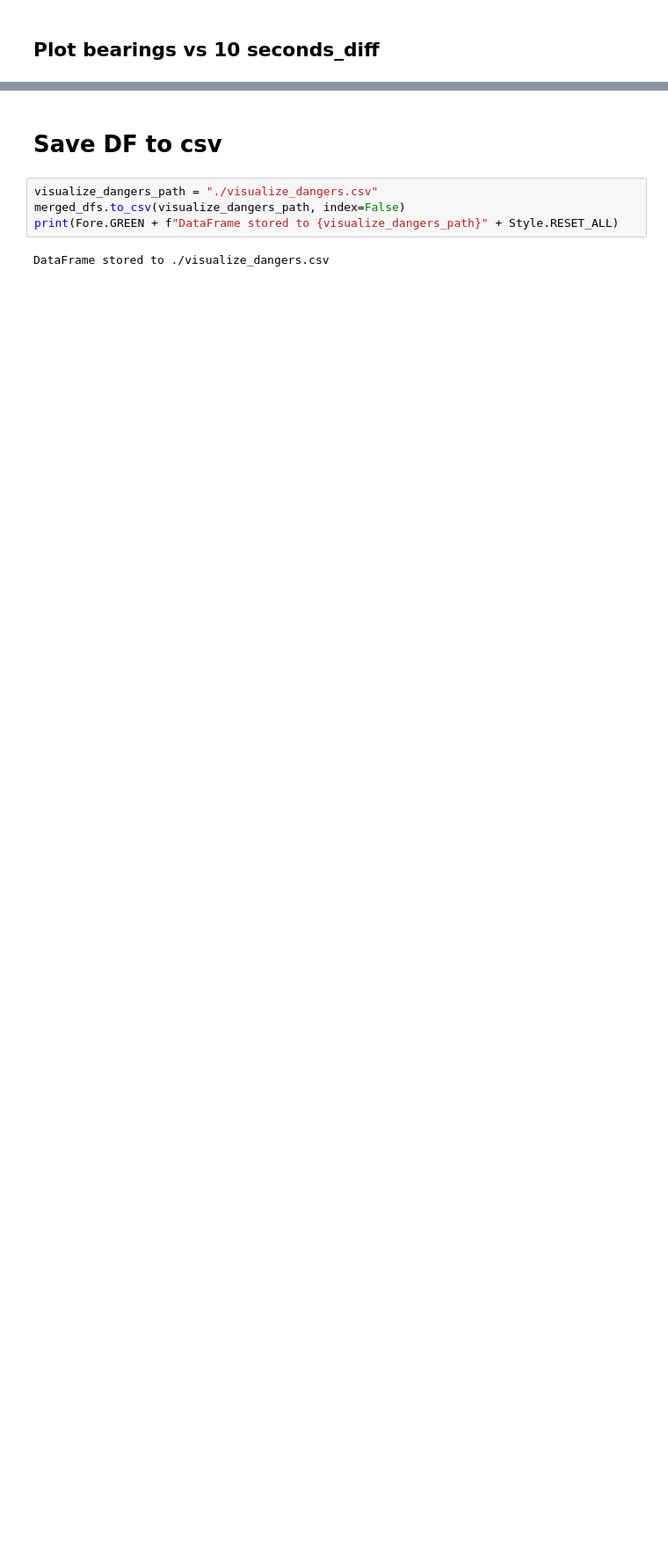
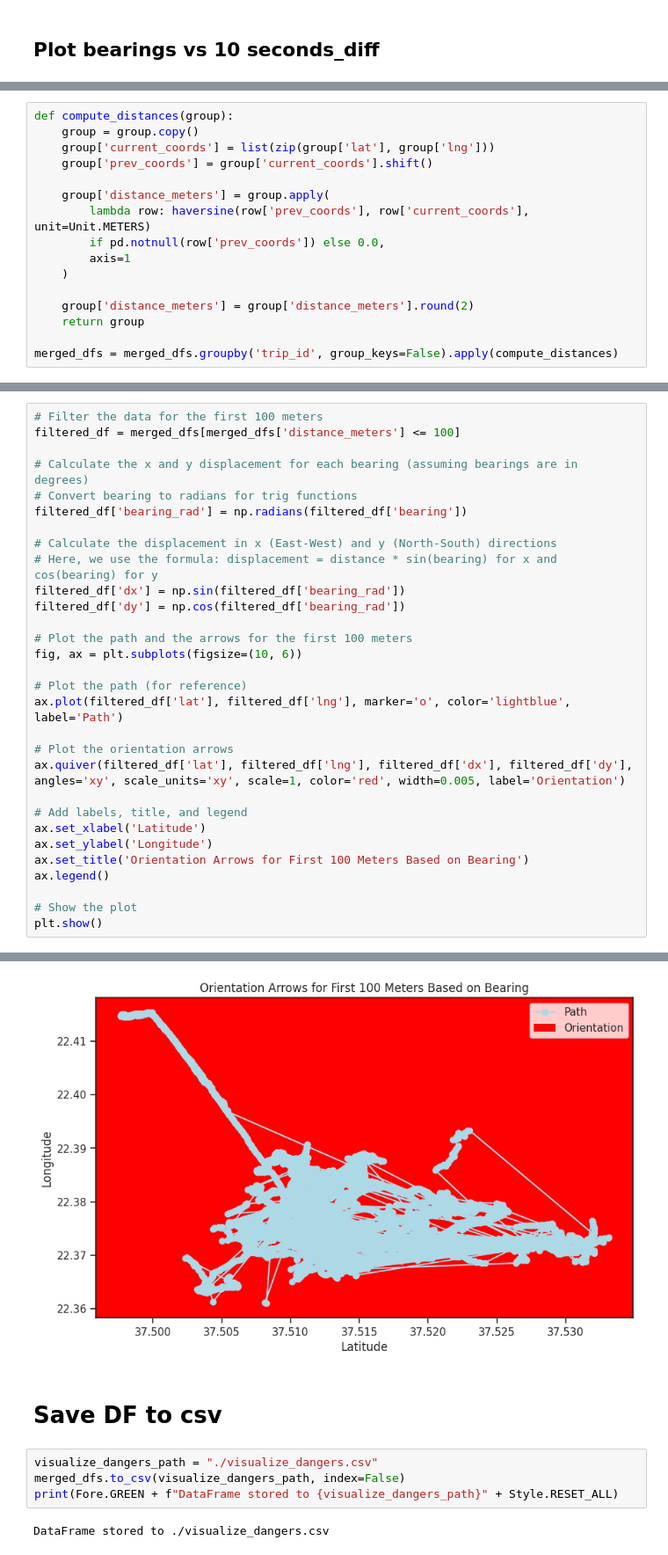
Before and after one commit to GeorgeStyl/Ptyxiaki-Repository, a Jupyter notebook: Python_Scripts/Data_Analysis/visualize_danger_areas_v1.ipynb, the cells around one changed output, grey strips where cells are left out. Shown at 88% size. Saved outputs shown, nothing was run; the diff lists cells and outputs as text; blank space fills up the shorter version.

```diff
--- a/Python_Scripts/Data_Analysis/visualize_danger_areas_v1.ipynb
+++ b/Python_Scripts/Data_Analysis/visualize_danger_areas_v1.ipynb
@@ -593,0 +560,16 @@ The get_cmap function was deprecated in Matplotlib 3.7 and will be removed in 3.
+# %%
+def compute_distances(group):
+    group = group.copy()
+    group['current_coords'] = list(zip(group['lat'], group['lng']))
+    group['prev_coords'] = group['current_coords'].shift()
+
+    group['distance_meters'] = group.apply(
+        lambda row: haversine(row['prev_coords'], row['current_coords'], unit=Unit.METERS)
+        if pd.notnull(row['prev_coords']) else 0.0,
+        axis=1
+    )
+
+    group['distance_meters'] = group['distance_meters'].round(2)
+    return group
+
+merged_dfs = merged_dfs.groupby('trip_id', group_keys=False).apply(compute_distances)
@@ -593,0 +578,31 @@ The get_cmap function was deprecated in Matplotlib 3.7 and will be removed in 3.
+# %%
+# Filter the data for the first 100 meters
+filtered_df = merged_dfs[merged_dfs['distance_meters'] <= 100]
+
+# Calculate the x and y displacement for each bearing (assuming bearings are in degrees)
+# Convert bearing to radians for trig functions
+filtered_df['bearing_rad'] = np.radians(filtered_df['bearing'])
+
+# Calculate the displacement in x (East-West) and y (North-South) directions
+# Here, we use the formula: displacement = distance * sin(bearing) for x and cos(bearing) for y
+filtered_df['dx'] = np.sin(filtered_df['bearing_rad'])
+filtered_df['dy'] = np.cos(filtered_df['bearing_rad'])
+
+# Plot the path and the arrows for the first 100 meters
+fig, ax = plt.subplots(figsize=(10, 6))
+
+# Plot the path (for reference)
+ax.plot(filtered_df['lat'], filtered_df['lng'], marker='o', color='lightblue', label='Path')
+
+# Plot the orientation arrows
+ax.quiver(filtered_df['lat'], filtered_df['lng'], filtered_df['dx'], filtered_df['dy'], angles='xy', scale_units='xy', scale=1, color='red', width=0.005, label='Orientation')
+
+# Add labels, title, and legend
+ax.set_xlabel('Latitude')
+ax.set_ylabel('Longitude')
+ax.set_title('Orientation Arrows for First 100 Meters Based on Bearing')
+ax.legend()
+
+# Show the plot
+plt.show()
+# %% [output]
@@ -594,3 +624,4 @@ The get_cmap function was deprecated in Matplotlib 3.7 and will be removed in 3.
+[figure, added]
 # %% [markdown]
 # Save DF to csv
 # %%
```
Also changed, not shown: parts of 23 cells of this notebook.
